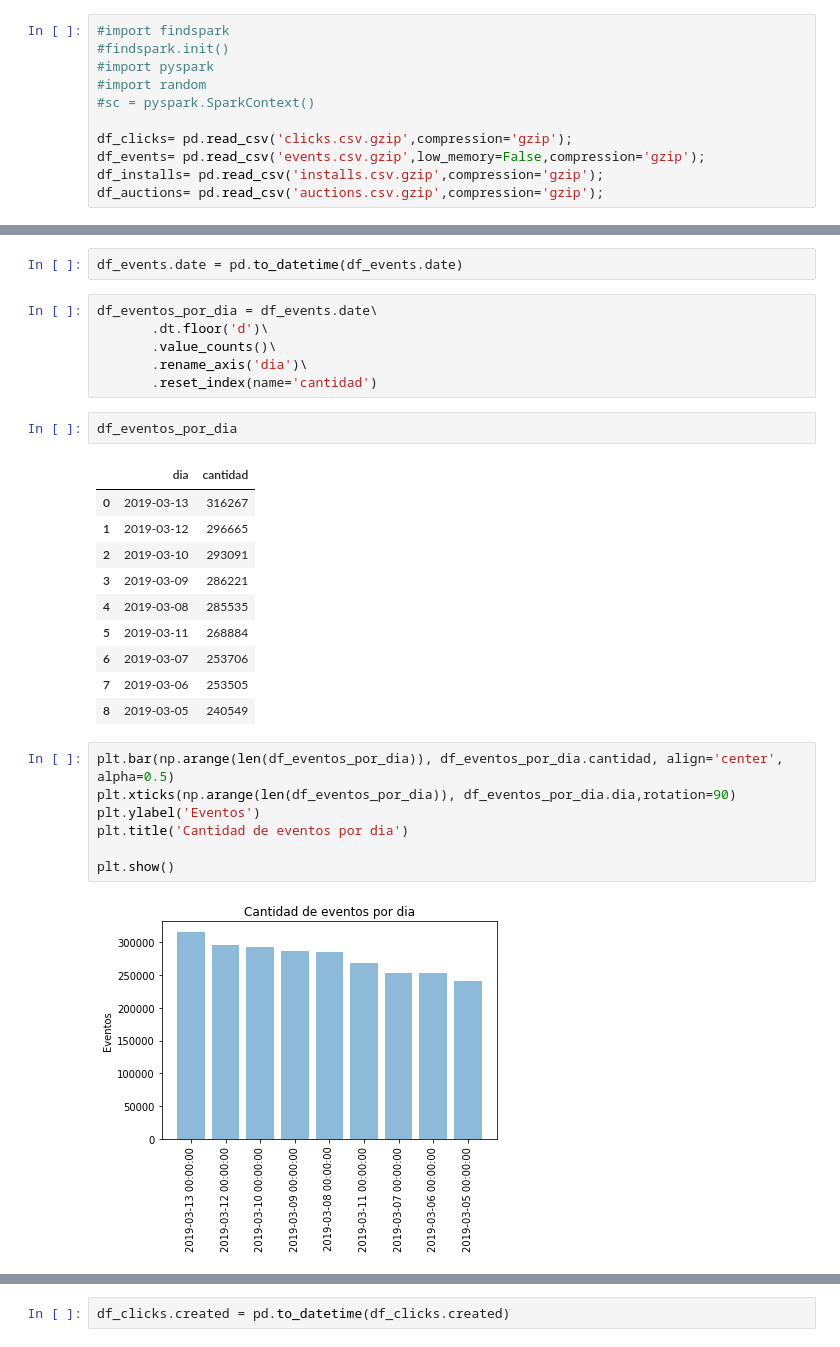
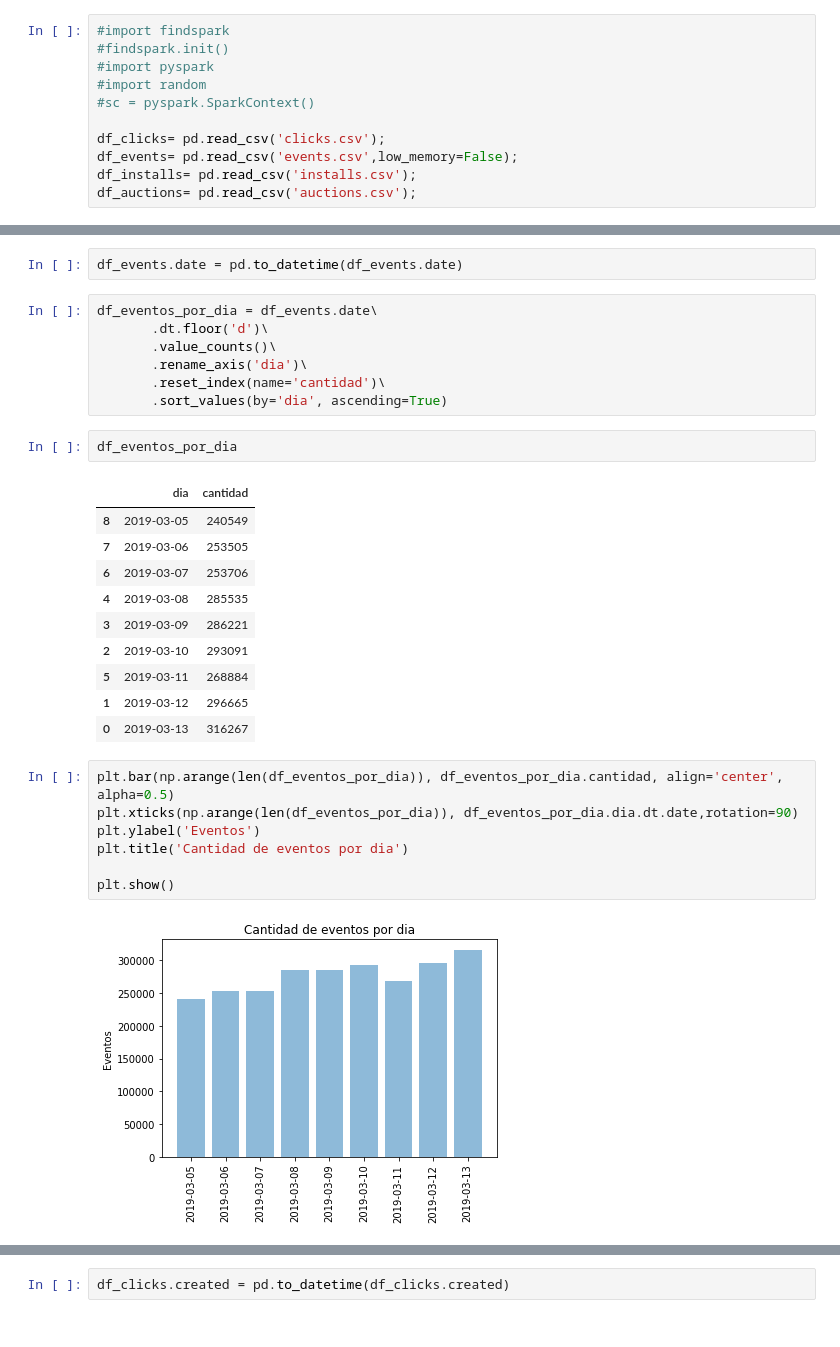
Before and after one commit to orgdatos2019grupo24/tp1_Jampp, a Jupyter notebook: Tp1.ipynb, the cells around one changed output, grey strips where cells are left out. Cells and saved outputs as stored; diff of their text form.

```diff
--- a/Tp1.ipynb
+++ b/Tp1.ipynb
@@ -10,8 +10,8 @@ import seaborn as sns
 #import random
 #sc = pyspark.SparkContext()
 
-df_clicks= pd.read_csv('clicks.csv.gzip',compression='gzip');
-df_events= pd.read_csv('events.csv.gzip',low_memory=False,compression='gzip');
-df_installs= pd.read_csv('installs.csv.gzip',compression='gzip');
-df_auctions= pd.read_csv('auctions.csv.gzip',compression='gzip');
+df_clicks= pd.read_csv('clicks.csv');
+df_events= pd.read_csv('events.csv',low_memory=False);
+df_installs= pd.read_csv('installs.csv');
+df_auctions= pd.read_csv('auctions.csv');
 # %%
@@ -54,26 +54,27 @@ df_eventos_por_dia = df_events.date\
        .dt.floor('d')\
        .value_counts()\
        .rename_axis('dia')\
-       .reset_index(name='cantidad')
+       .reset_index(name='cantidad')\
+       .sort_values(by='dia', ascending=True)
 # %%
 df_eventos_por_dia
 # %% [output]
 |  | dia | cantidad |
+| 8 | 2019-03-05 | 240549 |
+| 7 | 2019-03-06 | 253505 |
+| 6 | 2019-03-07 | 253706 |
+| 4 | 2019-03-08 | 285535 |
+| 3 | 2019-03-09 | 286221 |
+| 2 | 2019-03-10 | 293091 |
+| 5 | 2019-03-11 | 268884 |
+| 1 | 2019-03-12 | 296665 |
 | 0 | 2019-03-13 | 316267 |
-| 1 | 2019-03-12 | 296665 |
-| 2 | 2019-03-10 | 293091 |
-| 3 | 2019-03-09 | 286221 |
-| 4 | 2019-03-08 | 285535 |
-| 5 | 2019-03-11 | 268884 |
-| 6 | 2019-03-07 | 253706 |
-| 7 | 2019-03-06 | 253505 |
-| 8 | 2019-03-05 | 240549 |
 # %%
 plt.bar(np.arange(len(df_eventos_por_dia)), df_eventos_por_dia.cantidad, align='center', alpha=0.5)
-plt.xticks(np.arange(len(df_eventos_por_dia)), df_eventos_por_dia.dia,rotation=90)
+plt.xticks(np.arange(len(df_eventos_por_dia)), df_eventos_por_dia.dia.dt.date,rotation=90)
 plt.ylabel('Eventos')
 plt.title('Cantidad de eventos por dia')
 
 plt.show()
 # %% [output]
-[figure, old version]
+[figure, new version]
```
Also changed, not shown: parts of 26 cells of this notebook.
